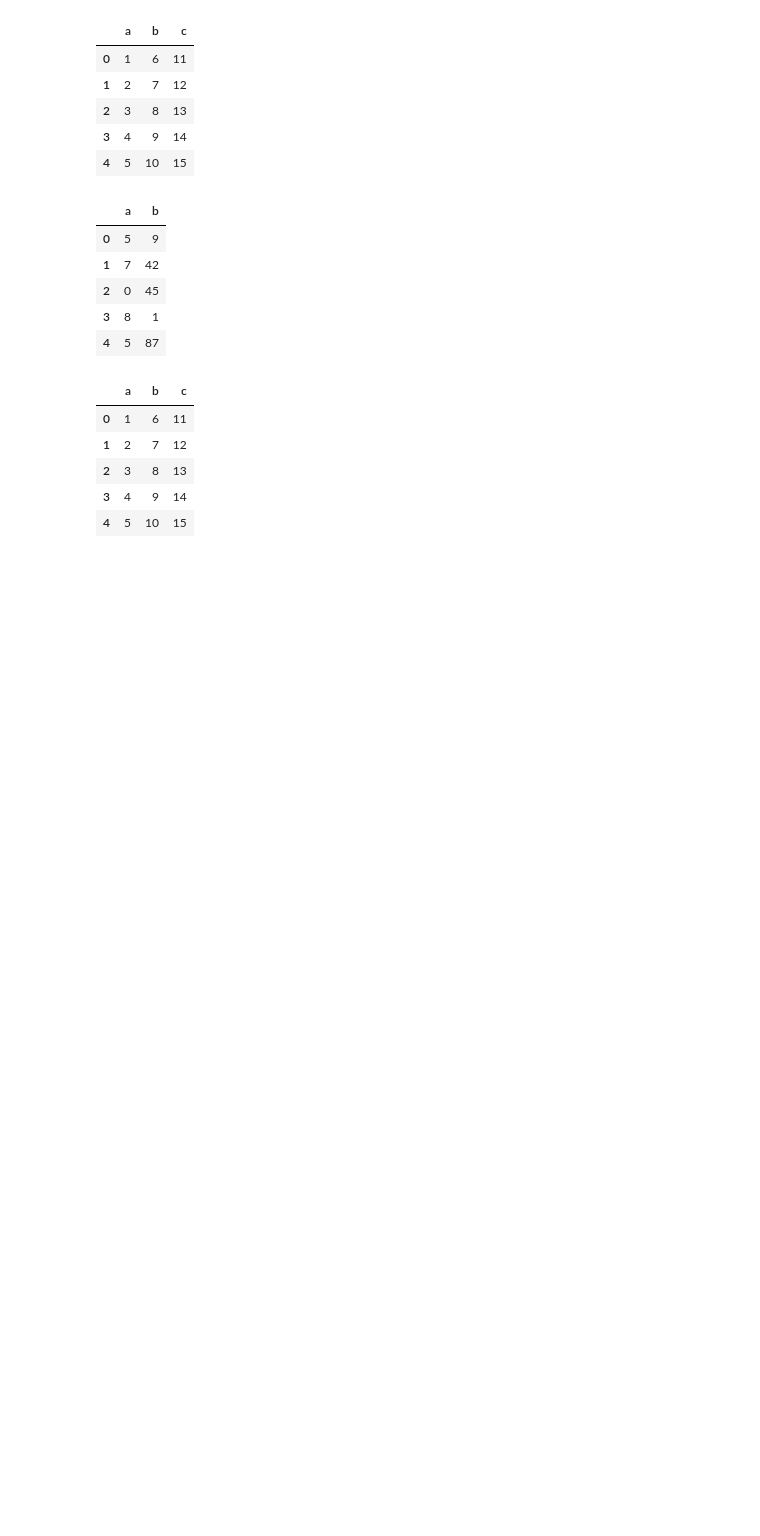
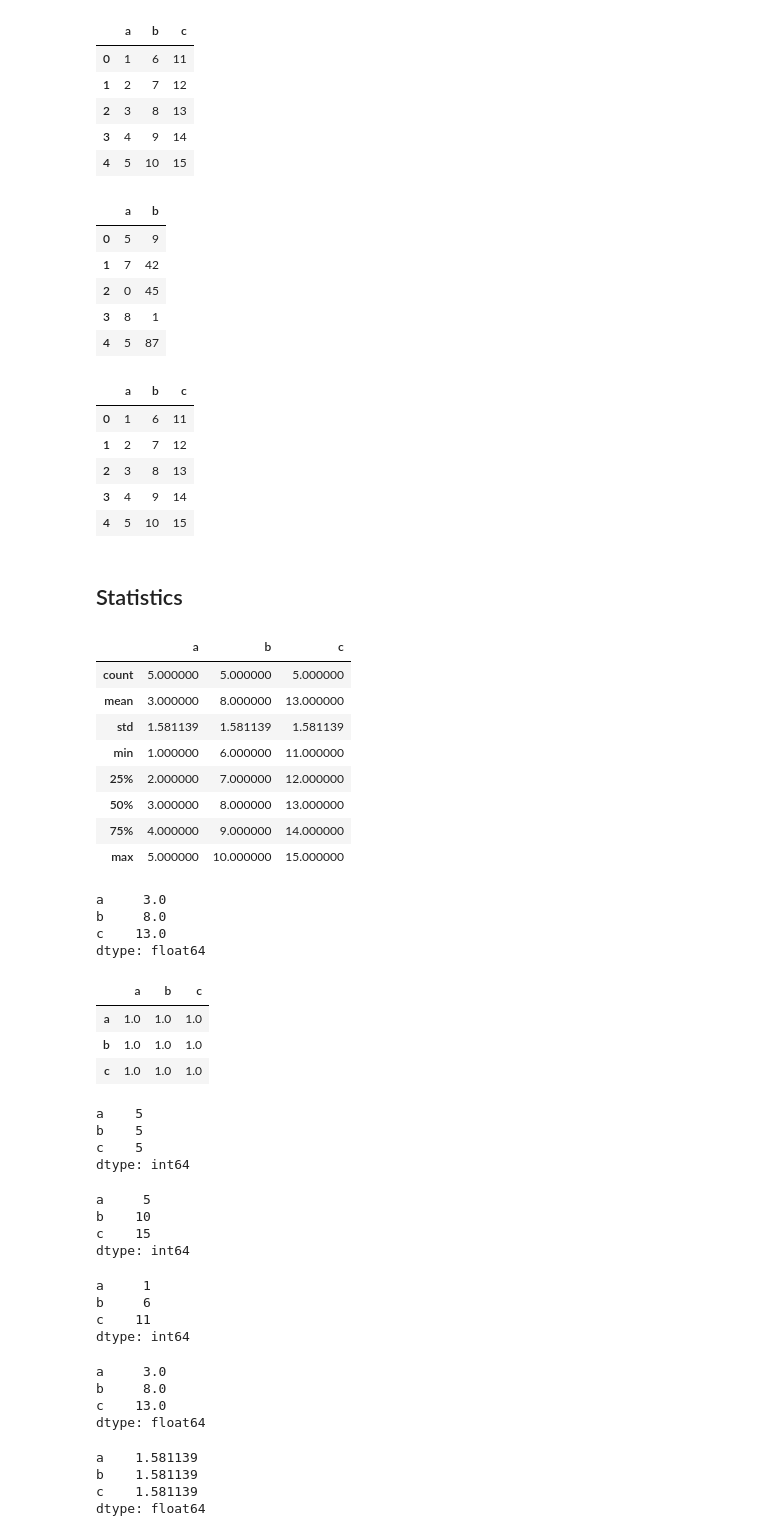
Before and after one commit to carloslme/pandas, a Jupyter notebook: pandas_exercises.ipynb, the cells around one changed output. Saved outputs shown, nothing was run; the diff lists cells and outputs as text; code cells hidden in the pictures; blank space fills up the shorter version.

Commit message:
feat: add statistics

```diff
--- a/pandas_exercises.ipynb
+++ b/pandas_exercises.ipynb
@@ -463,3 +463,66 @@ df
 | 2 | 3 | 8 | 13 |
 | 3 | 4 | 9 | 14 |
 | 4 | 5 | 10 | 15 |
+# %% [markdown]
+## Statistics
+# %%
+df.describe()
+# %% [output]
+|  | a | b | c |
+| count | 5.000000 | 5.000000 | 5.000000 |
+| mean | 3.000000 | 8.000000 | 13.000000 |
+| std | 1.581139 | 1.581139 | 1.581139 |
+| min | 1.000000 | 6.000000 | 11.000000 |
+| 25% | 2.000000 | 7.000000 | 12.000000 |
+| 50% | 3.000000 | 8.000000 | 13.000000 |
+| 75% | 4.000000 | 9.000000 | 14.000000 |
+| max | 5.000000 | 10.000000 | 15.000000 |
+# %%
+df.mean()
+# %% [output]
+a     3.0
+b     8.0
+c    13.0
+dtype: float64
+# %%
+df.corr()
+# %% [output]
+|  | a | b | c |
+| a | 1.0 | 1.0 | 1.0 |
+| b | 1.0 | 1.0 | 1.0 |
+| c | 1.0 | 1.0 | 1.0 |
+# %%
+df.count()
+# %% [output]
+a    5
+b    5
+c    5
+dtype: int64
+# %%
+df.max()
+# %% [output]
+a     5
+b    10
+c    15
+dtype: int64
+# %%
+df.min()
+# %% [output]
+a     1
+b     6
+c    11
+dtype: int64
+# %%
+df.median()
+# %% [output]
+a     3.0
+b     8.0
+c    13.0
+dtype: float64
+# %%
+df.std()
+# %% [output]
+a    1.581139
+b    1.581139
+c    1.581139
+dtype: float64
```
